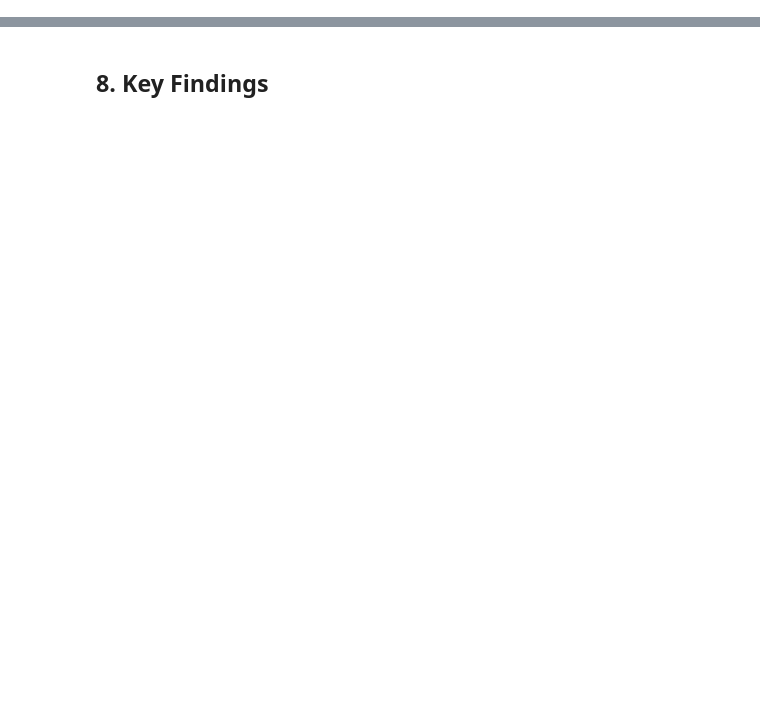
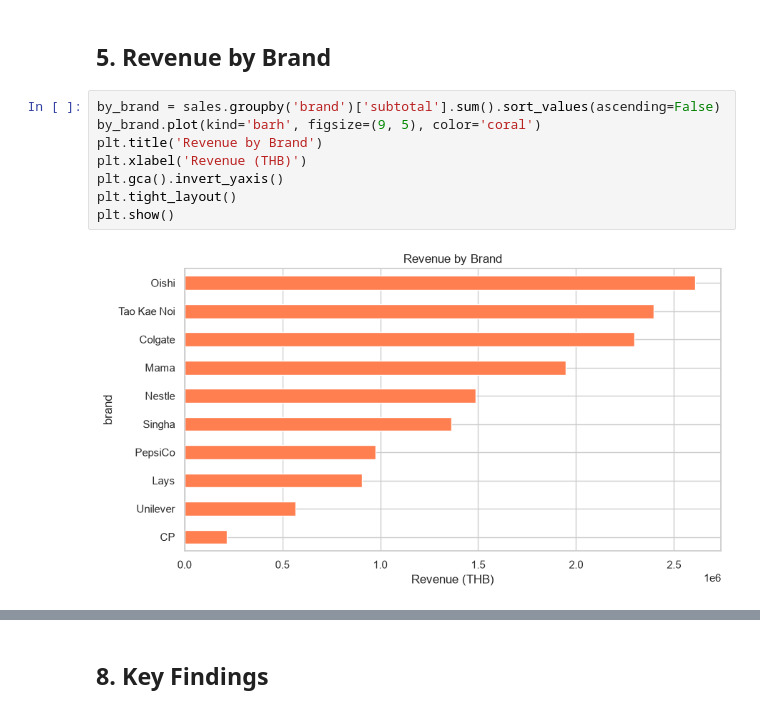
Before and after one commit to firstnapat/data-engineer-essential-code, a Jupyter notebook: 02_working_with_data/02_assignment/workshop_eda.ipynb, the cells around one changed output, grey strips where cells are left out. Saved outputs shown, nothing was run; the diff lists cells and outputs as text; blank space fills up the shorter version.

```diff
--- a/02_working_with_data/02_assignment/workshop_eda.ipynb
+++ b/02_working_with_data/02_assignment/workshop_eda.ipynb
@@ -258,0 +152,12 @@ Price vs stock correlation: -0.469
+# %% [markdown]
+## 5. Revenue by Brand
+# %%
+by_brand = sales.groupby('brand')['subtotal'].sum().sort_values(ascending=False)
+by_brand.plot(kind='barh', figsize=(9, 5), color='coral')
+plt.title('Revenue by Brand')
+plt.xlabel('Revenue (THB)')
+plt.gca().invert_yaxis()
+plt.tight_layout()
+plt.show()
+# %% [output]
+[figure, added]
```
Also changed, not shown: parts of 45 cells of this notebook, 33 other files.
